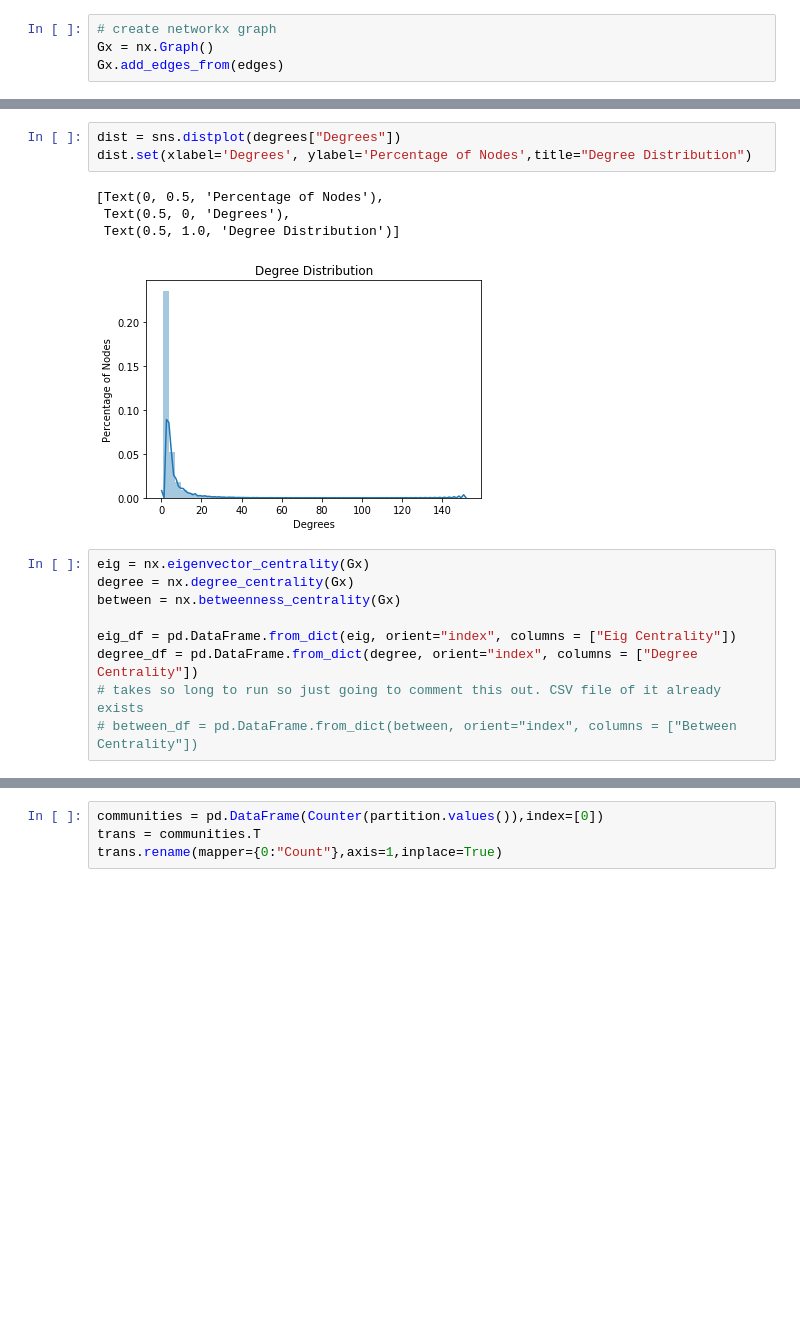
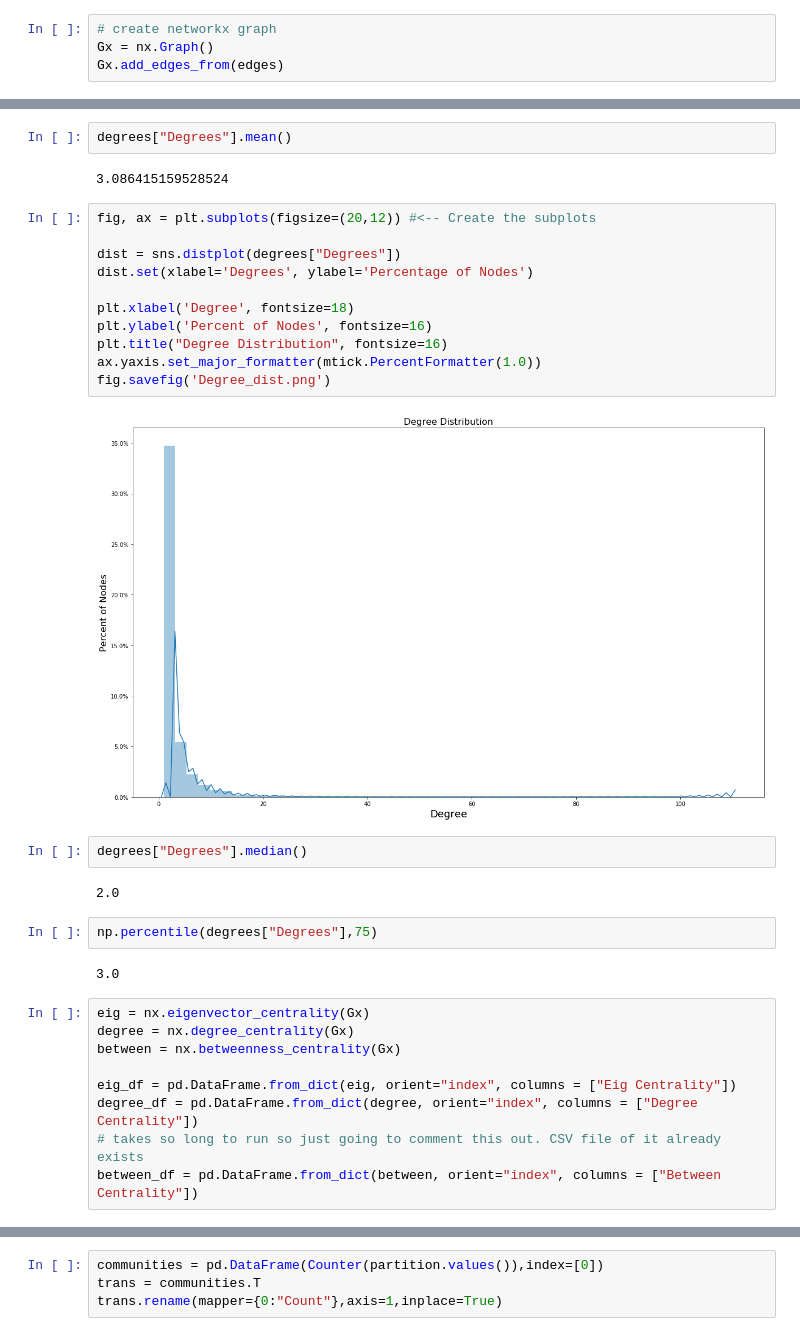
Before and after one commit to VassMorozov/Synonyms, a Jupyter notebook: Network_analysis.ipynb, the cells around one changed output, grey strips where cells are left out. Saved outputs shown, nothing was run; the diff lists cells and outputs as text; blank space fills up the shorter version.

```diff
--- a/Network_analysis.ipynb
+++ b/Network_analysis.ipynb
@@ -46,11 +51,28 @@ degrees.head()
-# %%
-dist = sns.distplot(degrees["Degrees"])
-dist.set(xlabel='Degrees', ylabel='Percentage of Nodes',title="Degree Distribution")
-# %% [output]
-[Text(0, 0.5, 'Percentage of Nodes'),
- Text(0.5, 0, 'Degrees'),
- Text(0.5, 1.0, 'Degree Distribution')]
-[figure, removed]
+# %%
+degrees["Degrees"].mean()
+# %% [output]
+3.086415159528524
+# %%
+fig, ax = plt.subplots(figsize=(20,12)) #<-- Create the subplots
+
+dist = sns.distplot(degrees["Degrees"])
+dist.set(xlabel='Degrees', ylabel='Percentage of Nodes')
+
+plt.xlabel('Degree', fontsize=18)
+plt.ylabel('Percent of Nodes', fontsize=16)
+plt.title("Degree Distribution", fontsize=16)
+ax.yaxis.set_major_formatter(mtick.PercentFormatter(1.0))
+fig.savefig('Degree_dist.png')
+# %% [output]
+[figure, added]
+# %%
+degrees["Degrees"].median()
+# %% [output]
+2.0
+# %%
+np.percentile(degrees["Degrees"],75)
+# %% [output]
+3.0
 # %%
 eig = nx.eigenvector_centrality(Gx)
 degree = nx.degree_centrality(Gx)
@@ -59,5 +81,5 @@ between = nx.betweenness_centrality(Gx)
 eig_df = pd.DataFrame.from_dict(eig, orient="index", columns = ["Eig Centrality"])
 degree_df = pd.DataFrame.from_dict(degree, orient="index", columns = ["Degree Centrality"])
 # takes so long to run so just going to comment this out. CSV file of it already exists
-# between_df = pd.DataFrame.from_dict(between, orient="index", columns = ["Between Centrality"])
+between_df = pd.DataFrame.from_dict(between, orient="index", columns = ["Between Centrality"])
 # %%
```
Also changed, not shown: parts of 30 cells of this notebook, 1 other file.
